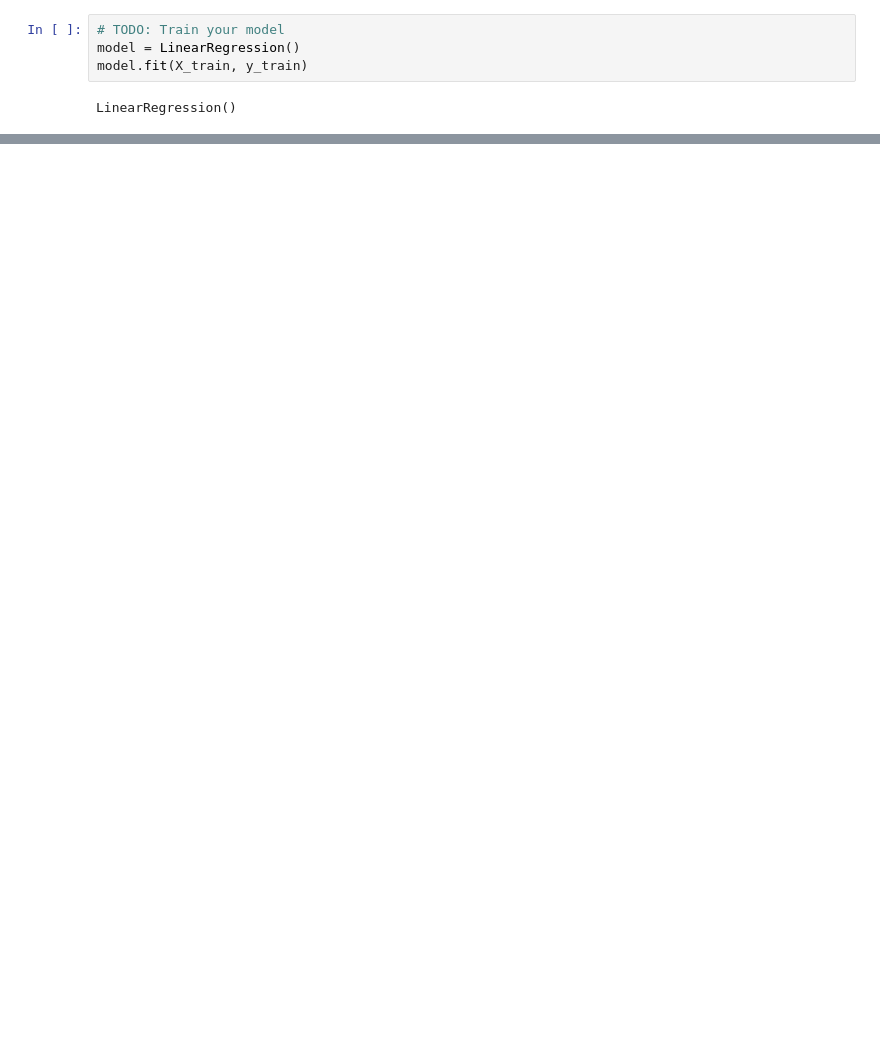
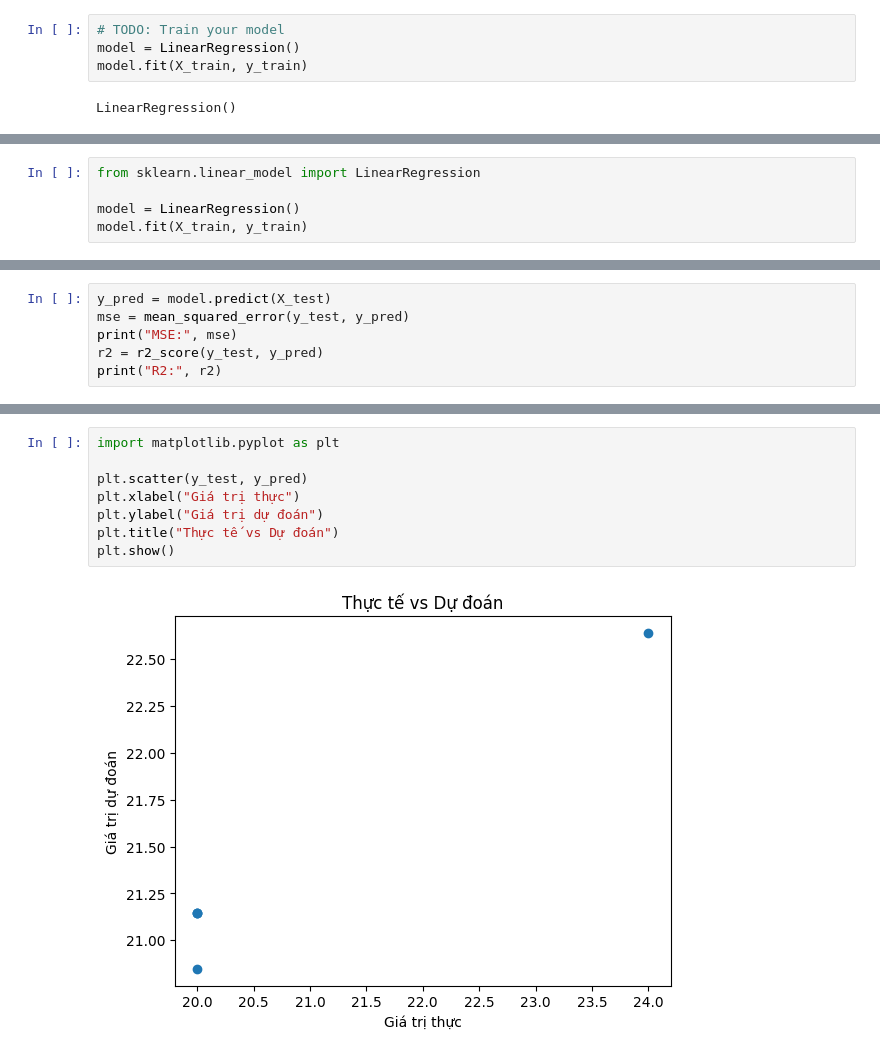
Before and after one commit to dangchicong/hocsau, a Jupyter notebook: linearregression.ipynb, the cells around one changed output, grey strips where cells are left out. Cells and saved outputs as stored; diff of their text form; blank space fills up the shorter version.

```diff
--- a/linearregression.ipynb
+++ b/linearregression.ipynb
@@ -48,0 +53,5 @@ LinearRegression()
+# %%
+from sklearn.linear_model import LinearRegression
+
+model = LinearRegression()
+model.fit(X_train, y_train)
@@ -51,0 +65,6 @@ LinearRegression()
+# %%
+y_pred = model.predict(X_test)
+mse = mean_squared_error(y_test, y_pred)
+print("MSE:", mse)
+r2 = r2_score(y_test, y_pred)
+print("R2:", r2)
@@ -51,0 +92,10 @@ LinearRegression()
+# %%
+import matplotlib.pyplot as plt
+
+plt.scatter(y_test, y_pred)
+plt.xlabel("Giá trị thực")
+plt.ylabel("Giá trị dự đoán")
+plt.title("Thực tế vs Dự đoán")
+plt.show()
+# %% [output]
+[figure, added]
```
Also changed, not shown: parts of 9 cells of this notebook.
